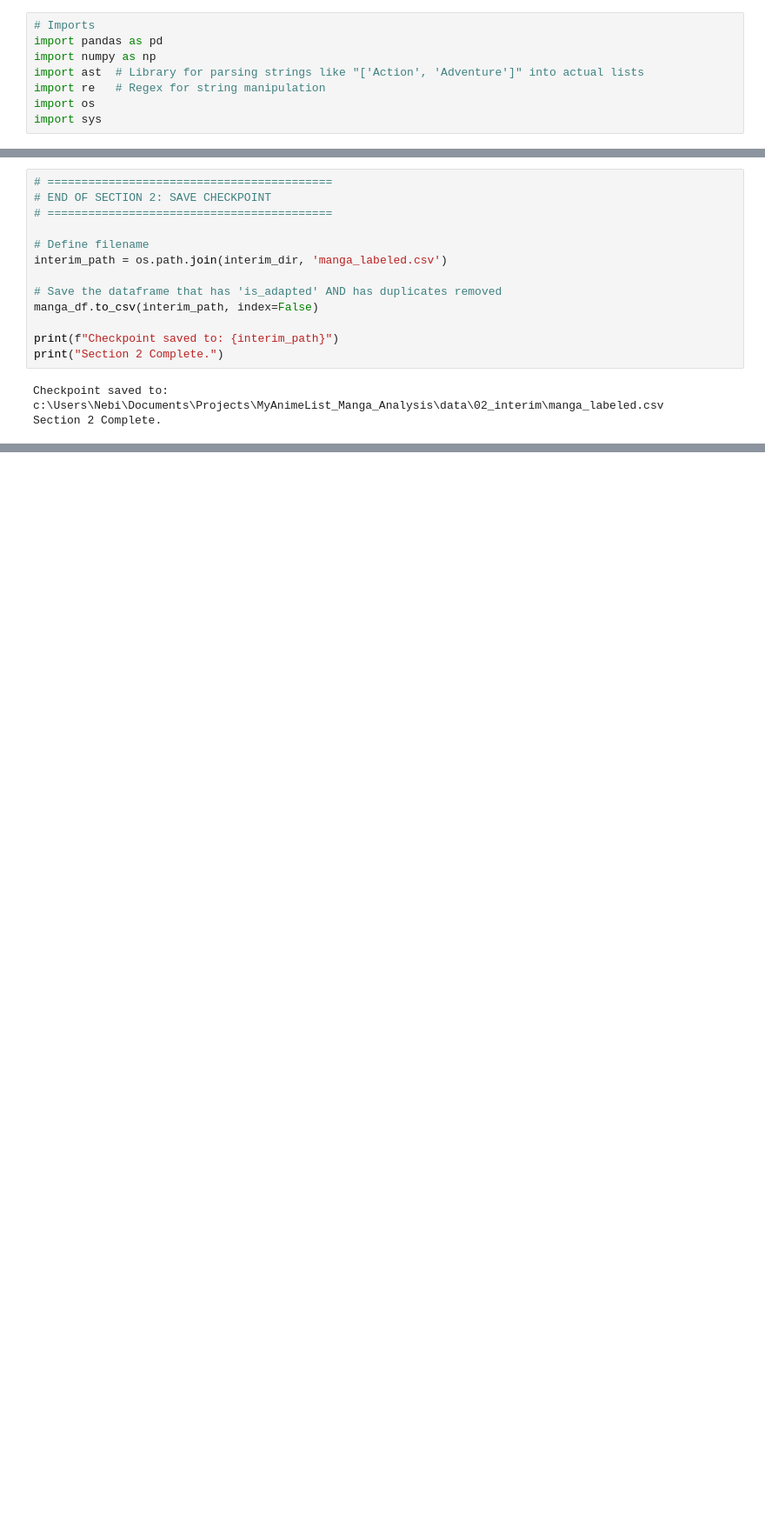
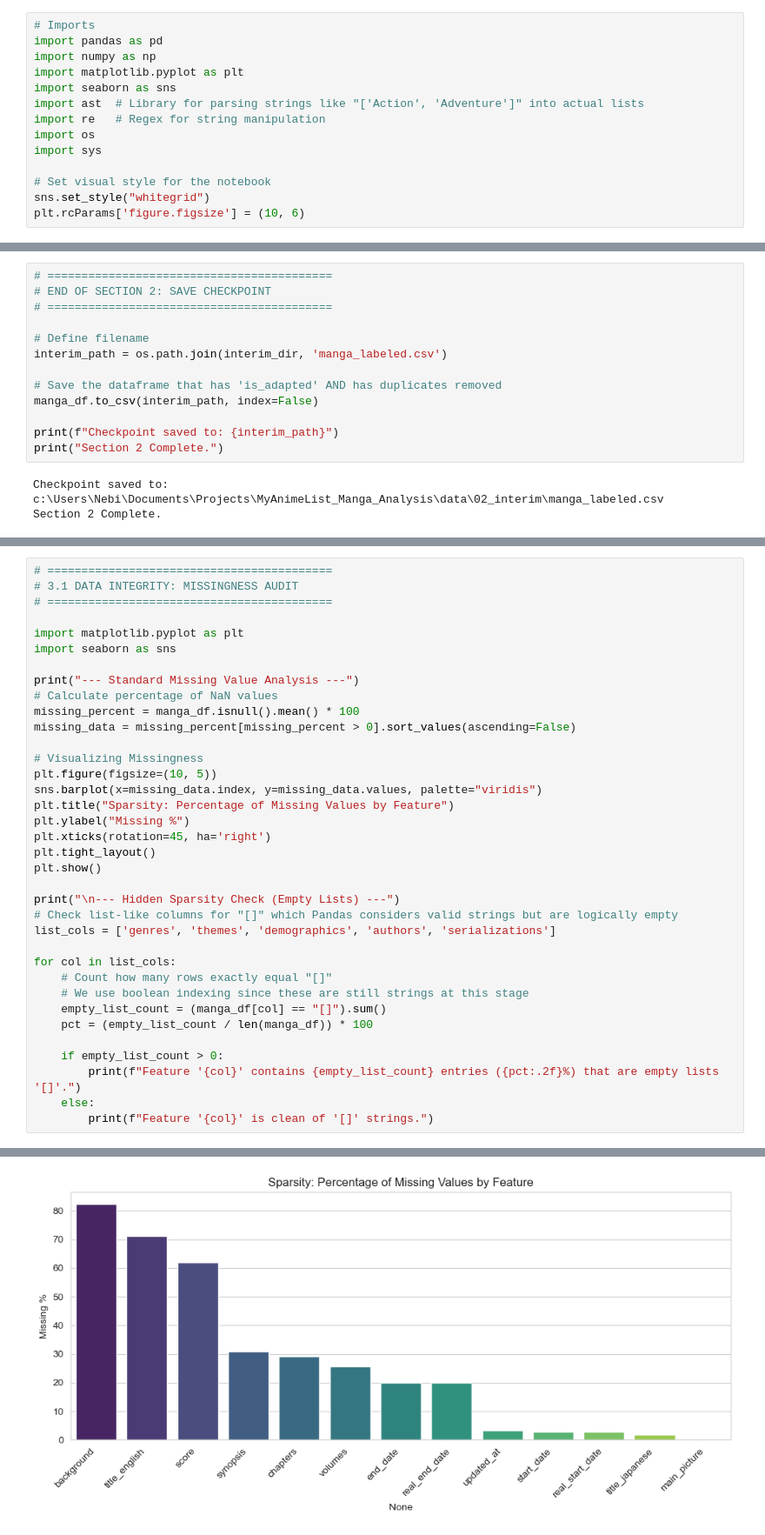
Before and after one commit to kennethyyoung/MyAnimeList_Manga_Analysis, a Jupyter notebook: notebooks/analysis.ipynb, the cells around one changed output, grey strips where cells are left out. Shown at 87% size. Saved outputs shown, nothing was run; the diff lists cells and outputs as text; blank space fills up the shorter version.

Commit message:
Initial checks for missing data and outliers

```diff
--- a/notebooks/analysis.ipynb
+++ b/notebooks/analysis.ipynb
@@ -12,10 +12,16 @@ Date: December 2025
 # Imports
 import pandas as pd
 import numpy as np
+import matplotlib.pyplot as plt
+import seaborn as sns
 import ast  # Library for parsing strings like "['Action', 'Adventure']" into actual lists
 import re   # Regex for string manipulation
 import os
 import sys
+
+# Set visual style for the notebook
+sns.set_style("whitegrid")
+plt.rcParams['figure.figsize'] = (10, 6)
 # %% [markdown]
 # 1. Introduction
 # %% [markdown]
@@ -509,0 +526,37 @@ Section 2 Complete.
+# %%
+# ==========================================
+# 3.1 DATA INTEGRITY: MISSINGNESS AUDIT
+# ==========================================
+
+import matplotlib.pyplot as plt
+import seaborn as sns
+
+print("--- Standard Missing Value Analysis ---")
+# Calculate percentage of NaN values
+missing_percent = manga_df.isnull().mean() * 100
+missing_data = missing_percent[missing_percent > 0].sort_values(ascending=False)
+
+# Visualizing Missingness
+plt.figure(figsize=(10, 5))
+sns.barplot(x=missing_data.index, y=missing_data.values, palette="viridis")
+plt.title("Sparsity: Percentage of Missing Values by Feature")
+plt.ylabel("Missing %")
+plt.xticks(rotation=45, ha='right')
+plt.tight_layout()
+plt.show()
+
+print("\n--- Hidden Sparsity Check (Empty Lists) ---")
+# Check list-like columns for "[]" which Pandas considers valid strings but are logically empty
+list_cols = ['genres', 'themes', 'demographics', 'authors', 'serializations']
+
+for col in list_cols:
+    # Count how many rows exactly equal "[]"
+    # We use boolean indexing since these are still strings at this stage
+    empty_list_count = (manga_df[col] == "[]").sum()
+    pct = (empty_list_count / len(manga_df)) * 100
+
+    if empty_list_count > 0:
+        print(f"Feature '{col}' contains {empty_list_count} entries ({pct:.2f}%) that are empty lists '[]'.")
+    else:
+        print(f"Feature '{col}' is clean of '[]' strings.")
+# %% [output]
@@ -509,0 +567 @@ Section 2 Complete.
+[figure, added]
```
Also changed, not shown: parts of 8 cells of this notebook.
